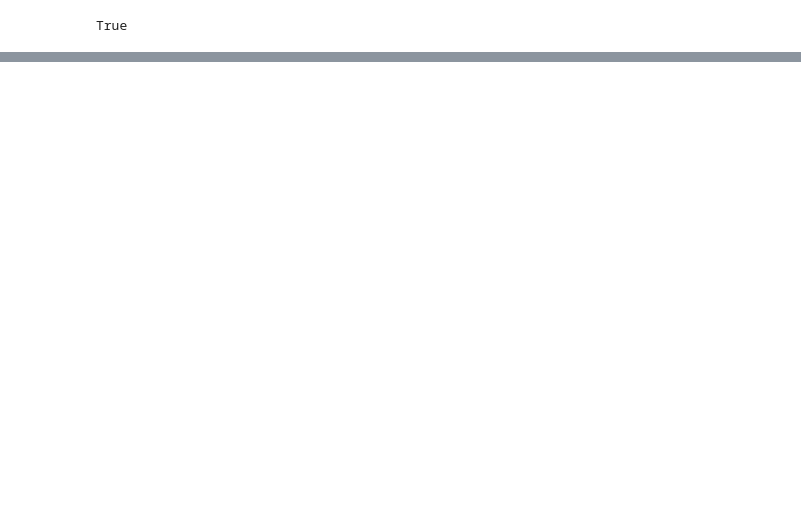
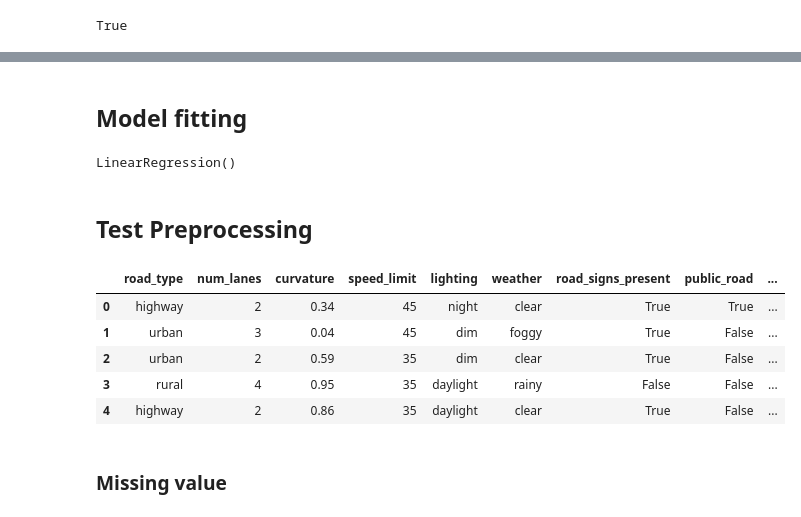
Before and after one commit to ReivaxD/MachineLearningProject, a Jupyter notebook: RoadAccidentRisk/RAR.ipynb, the cells around one changed output, grey strips where cells are left out. Cells and saved outputs as stored; diff of their text form; code cells hidden in the pictures; blank space fills up the shorter version.

```diff
--- a/RoadAccidentRisk/RAR.ipynb
+++ b/RoadAccidentRisk/RAR.ipynb
@@ -246,0 +248,23 @@ True
+# %% [markdown]
+## Model fitting
+# %%
+model = LinearRegression()
+model.fit(XTotal, y_train)
+# %% [output]
+LinearRegression()
+# %% [markdown]
+## Test Preprocessing
+# %%
+test = pd.read_csv(data_folder + "test.csv")
+id = test["id"]
+test = test.drop("id", axis=1)
+test.head(5)
+# %% [output]
+|  | road_type | num_lanes | curvature | speed_limit | lighting | weather | road_signs_present | public_road | ... |
+| 0 | highway | 2 | 0.34 | 45 | night | clear | True | True | ... |
+| 1 | urban | 3 | 0.04 | 45 | dim | foggy | True | False | ... |
+| 2 | urban | 2 | 0.59 | 35 | dim | clear | True | False | ... |
+| 3 | rural | 4 | 0.95 | 35 | daylight | rainy | False | False | ... |
+| 4 | highway | 2 | 0.86 | 35 | daylight | clear | True | False | ... |
+# %% [markdown]
+### Missing value
```
Also changed, not shown: parts of 20 cells of this notebook, 2 other files.
